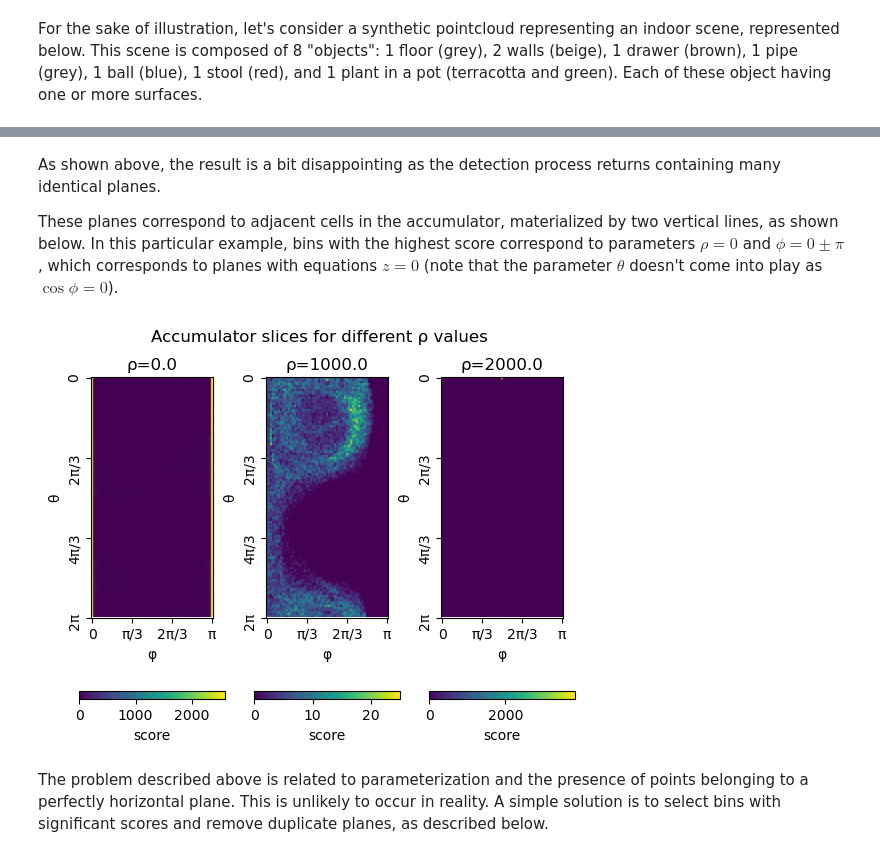
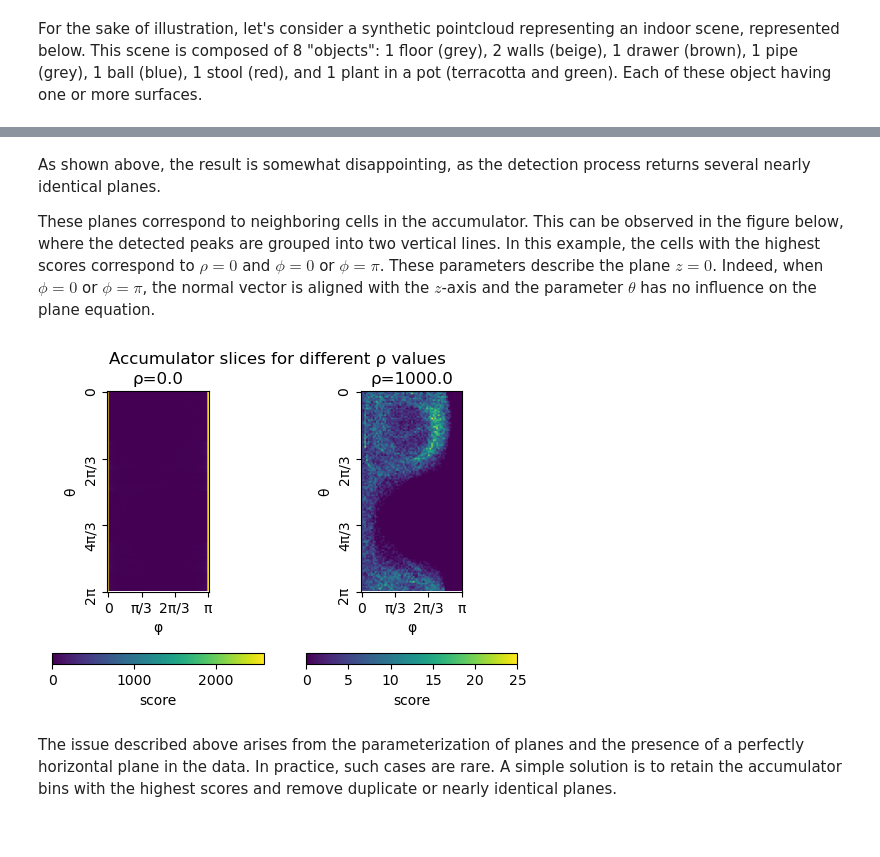
Before and after one commit to jlgregorio/tutorials-pointcloud-python, a Jupyter notebook: 07.segmentation.ipynb, the cells around one changed output, grey strips where cells are left out. Cells and saved outputs as stored; diff of their text form; code cells hidden in the pictures.

```diff
--- a/07.segmentation.ipynb
+++ b/07.segmentation.ipynb
@@ -295,48 +275,23 @@ Below is a tentative to detect the most important planes in our pointcloud thank
 # %%
 def hough_transform_plane(points, n_theta=120, n_phi=61, n_rho=None):
-    """Hough Transform for plane detection.
-
-    Parameters
-    ----------
-    points : (N, 3) ndarray
-        Input pointcloud.
-    n_theta : int
-        Number of bins for the theta angle.
-    n_phi : int
-        Number of bins for the phi angle.
-    n_rho : int or None
-        Number of bins for the rho distance. If None, it is set to ceil(maximum distance).
-
-    Returns
-    -------
-    accumulator : (n_theta, n_phi, n_rho) ndarray
-        Hough accumulator array.
-    theta_values : (n_theta,) ndarray
-        Angles theta corresponding to the first dimension of the accumulator.
-    phi_values : (n_phi,) ndarray
-        Angles phi corresponding to the second dimension of the accumulator.
-    rho_values : (n_rho,) ndarray
-        Distances rho corresponding to the third dimension of the accumulator.
-    """
+    """Hough Transform for plane detection."""
 
     # Angles at which to compute the transform
-    theta_values = np.linspace(0., 2*np.pi, n_theta, endpoint=False) # theta in [0., 2*pi[
-    phi_values = np.linspace(0., np.pi, n_phi, endpoint=True) # phi in [0., pi]
-
+    theta_values = np.linspace(0., 2*np.pi, n_theta, endpoint=False) # [0, 2*pi[
+    phi_values = np.linspace(0., np.pi, n_phi, endpoint=True) # [0, pi]
     # Compute the bins
     rho_max = np.max(np.linalg.norm(points, axis=1))
     # Unit size by default
     if n_rho is None:
         rho_max = np.ceil(rho_max).astype(int)
         n_rho = rho_max + 1
-    rho_values, rho_step = np.linspace(0., rho_max, n_rho, endpoint=True , retstep=True) # rho in [0, rho_max]
-
+    rho_values, rho_step = np.linspace(0., rho_max, n_rho, # [0, rho_max]
+                                       endpoint=True , retstep=True)
     # Allocate the accumulator array
     accumulator = np.zeros(
         (n_theta, n_phi, n_rho),
-        dtype=np.uint16 # Use ushort to reduce memory footprint (/!\ count up to 65535 only!)
+        dtype=np.uint32 # use insigned int
     )
-
     # Precompute normals to speed-up computation
     i = np.tile(np.arange(n_theta), n_phi) # grid indices for theta
     j = np.repeat(np.arange(n_phi), n_theta) # grid indices for phi
@@ -345,7 +300,6 @@ def hough_transform_plane(points, n_theta=120, n_phi=61, n_rho=None):
         np.sin(theta_values[i]) * np.sin(phi_values[j]),
         np.cos(phi_values[j])
     ])
-
     # Fill accumulator by computing rho values associated with (theta, phi) for each point
     for point in points:
         # Vectorized form of rho = a.x + b.y + c.z
@@ -400,31 +354,31 @@ The best 5 bins are: [(22, 60, 0), (17, 60, 0), (26, 60, 0), (2, 60, 0), (0, 30,
 Detected (cartesian) planes are: [array([ 0.,  0., -1.,  0.]), array([ 0.,  0., -1.,  0.]), array([ 0.,  0., -1.,  0.]), array([ 0.,  0., -1.,  0.]), array([   1.,    0.,    0., 2000.])]
 # %% [markdown]
-As shown above, the result is a bit disappointing as the detection process returns containing many identical planes.
+As shown above, the result is somewhat disappointing, as the detection process returns several nearly identical planes.
 
-These planes correspond to adjacent cells in the accumulator, materialized by two vertical lines, as shown below. In this particular example, bins with the highest score correspond to parameters $\rho = 0$ and $\phi = 0 \pm \pi$, which corresponds to planes with equations $z = 0$ (note that the parameter $\theta$ doesn't come into play as $\cos \phi = 0$).
+These planes correspond to neighboring cells in the accumulator. This can be observed in the figure below, where the detected peaks are grouped into two vertical lines. In this example, the cells with the highest scores correspond to $\rho = 0$ and $\phi = 0$ or $\phi = \pi$. These parameters describe the plane $z=0$. Indeed, when $\phi = 0$ or $\phi = \pi$, the normal vector is aligned with the $z$-axis and the parameter $\theta$ has no influence on the plane equation.
 # %%
 # Show accumulator values for layer rho_index
-rho_indices = [0, 1000, 2000]
+rho_indices = [0, 1000]
 
-fig, axes = plt.subplots(1, len(rho_indices))
+fig, axes = plt.subplots(1, len(rho_indices), figsize=(6, 4))
 for ax, rho_index in zip(axes, rho_indices):
     im = ax.imshow(accumulator[:,:,rho_index], cmap='viridis')
     cbar = fig.colorbar(im, ax=ax,
                         location="bottom", orientation="horizontal", pad=0.2)
     cbar.set_label('score')
     ax.set_xticks(np.linspace(0, len(phi_values)-1, 4))
     ax.set_xticklabels(["0", "π/3", "2π/3", "π"], rotation=0)
     ax.set_xlabel('φ')
     ax.set_yticks(np.linspace(0, len(theta_values), 4))
     ax.set_yticklabels(["0", "2π/3", "4π/3", "2π"], rotation=90)
     ax.set_ylabel('θ')
     ax.set_title(f"ρ={rho_values[rho_index]}")
 fig.suptitle("Accumulator slices for different ρ values")
 plt.show()
 # %% [output]
-[figure, old version]
+[figure, new version]
 # %% [markdown]
-The problem described above is related to parameterization and the presence of points belonging to a perfectly horizontal plane. This is unlikely to occur in reality. A simple solution is to select bins with significant scores and remove duplicate planes, as described below.
+The issue described above arises from the parameterization of planes and the presence of a perfectly horizontal plane in the data. In practice, such cases are rare. A simple solution is to retain the accumulator bins with the highest scores and remove duplicate or nearly identical planes.
 # %%
 # Find all bins/planes with a score higher than a given threshold
 significant_bins = np.argwhere(accumulator >= 500)
```
Also changed, not shown: parts of 34 cells of this notebook, 2 other files.
